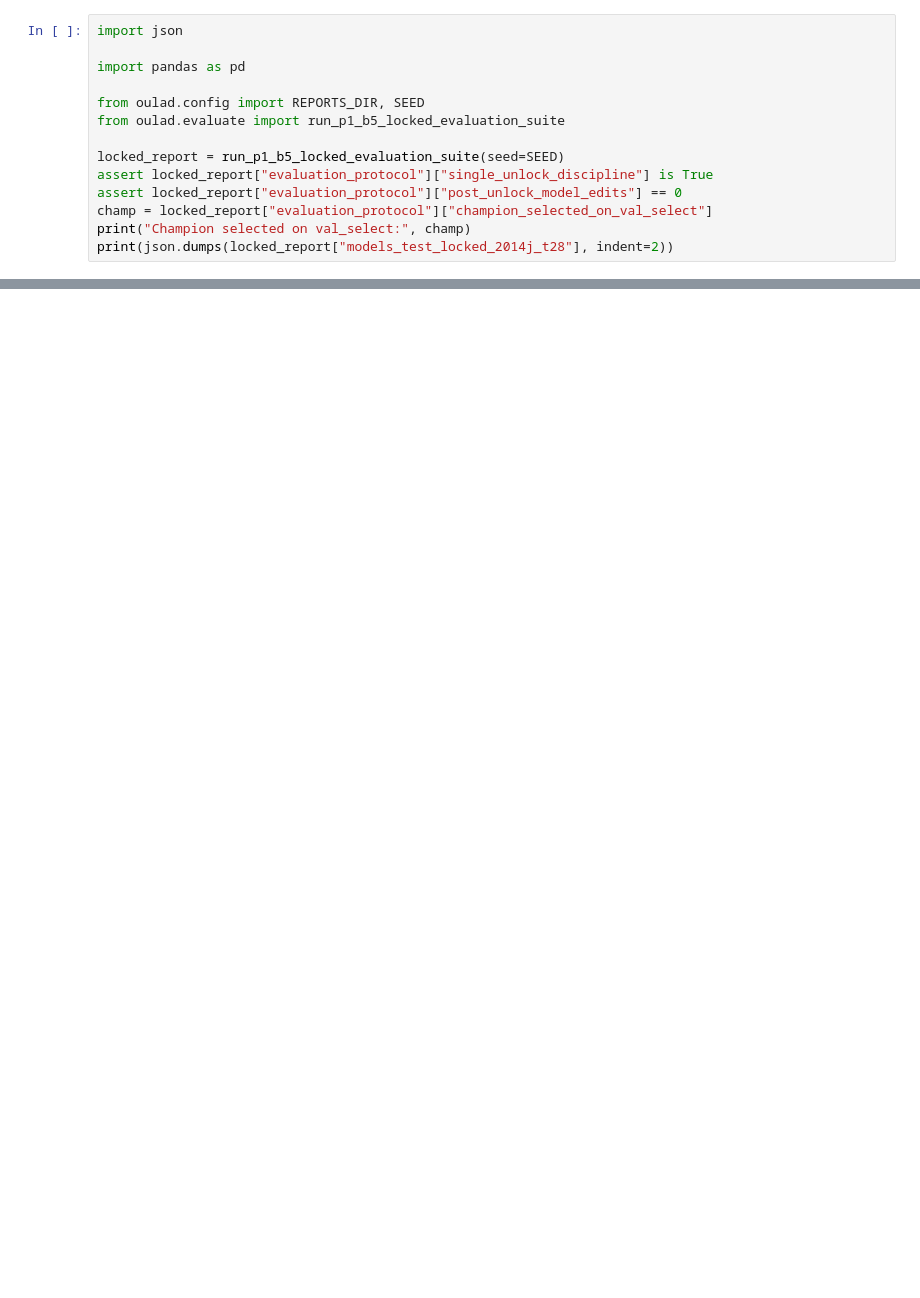
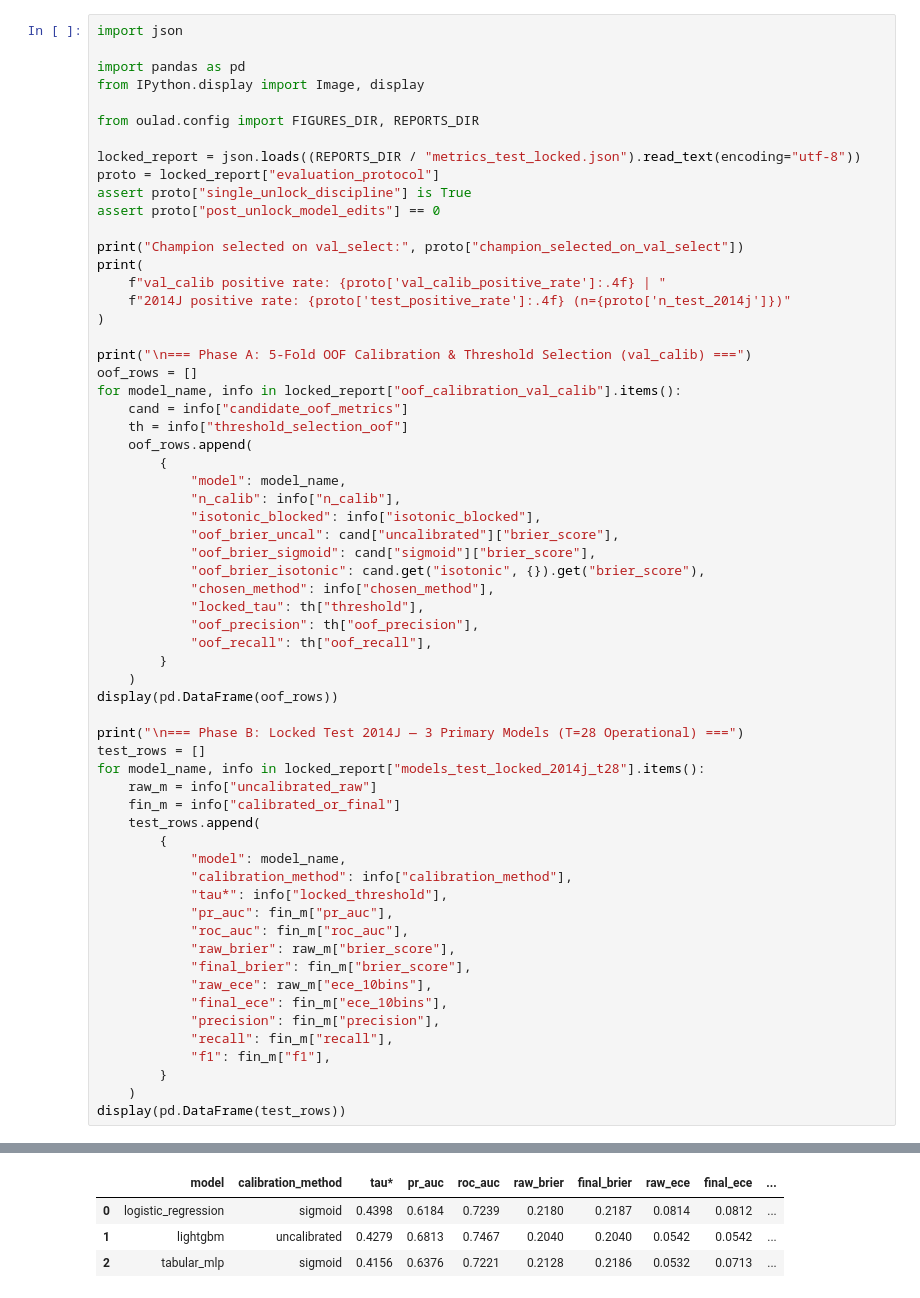
Before and after one commit to Fairy3425/oulad-early-warning, a Jupyter notebook: notebooks/05_calibration_locked_test_and_fairness.ipynb, the cells around one changed output, grey strips where cells are left out. Cells and saved outputs as stored; diff of their text form; blank space fills up the shorter version.

```diff
--- a/notebooks/05_calibration_locked_test_and_fairness.ipynb
+++ b/notebooks/05_calibration_locked_test_and_fairness.ipynb
@@ -7,13 +8,62 @@
 import json
 
 import pandas as pd
+from IPython.display import Image, display
 
-from oulad.config import REPORTS_DIR, SEED
-from oulad.evaluate import run_p1_b5_locked_evaluation_suite
+from oulad.config import FIGURES_DIR, REPORTS_DIR
 
-locked_report = run_p1_b5_locked_evaluation_suite(seed=SEED)
-assert locked_report["evaluation_protocol"]["single_unlock_discipline"] is True
-assert locked_report["evaluation_protocol"]["post_unlock_model_edits"] == 0
-champ = locked_report["evaluation_protocol"]["champion_selected_on_val_select"]
-print("Champion selected on val_select:", champ)
-print(json.dumps(locked_report["models_test_locked_2014j_t28"], indent=2))
+locked_report = json.loads((REPORTS_DIR / "metrics_test_locked.json").read_text(encoding="utf-8"))
+proto = locked_report["evaluation_protocol"]
+assert proto["single_unlock_discipline"] is True
+assert proto["post_unlock_model_edits"] == 0
+
+print("Champion selected on val_select:", proto["champion_selected_on_val_select"])
+print(
+    f"val_calib positive rate: {proto['val_calib_positive_rate']:.4f} | "
+    f"2014J positive rate: {proto['test_positive_rate']:.4f} (n={proto['n_test_2014j']})"
+)
+
+print("\n=== Phase A: 5-Fold OOF Calibration & Threshold Selection (val_calib) ===")
+oof_rows = []
+for model_name, info in locked_report["oof_calibration_val_calib"].items():
+    cand = info["candidate_oof_metrics"]
+    th = info["threshold_selection_oof"]
+    oof_rows.append(
+        {
+            "model": model_name,
+            "n_calib": info["n_calib"],
+            "isotonic_blocked": info["isotonic_blocked"],
+            "oof_brier_uncal": cand["uncalibrated"]["brier_score"],
+            "oof_brier_sigmoid": cand["sigmoid"]["brier_score"],
+            "oof_brier_isotonic": cand.get("isotonic", {}).get("brier_score"),
+            "chosen_method": info["chosen_method"],
+            "locked_tau": th["threshold"],
+            "oof_precision": th["oof_precision"],
+            "oof_recall": th["oof_recall"],
+        }
+    )
+display(pd.DataFrame(oof_rows))
+
+print("\n=== Phase B: Locked Test 2014J — 3 Primary Models (T=28 Operational) ===")
+test_rows = []
+for model_name, info in locked_report["models_test_locked_2014j_t28"].items():
+    raw_m = info["uncalibrated_raw"]
+    fin_m = info["calibrated_or_final"]
+    test_rows.append(
+        {
+            "model": model_name,
+            "calibration_method": info["calibration_method"],
+            "tau*": info["locked_threshold"],
+            "pr_auc": fin_m["pr_auc"],
+            "roc_auc": fin_m["roc_auc"],
+            "raw_brier": raw_m["brier_score"],
+            "final_brier": fin_m["brier_score"],
+            "raw_ece": raw_m["ece_10bins"],
+            "final_ece": fin_m["ece_10bins"],
+            "precision": fin_m["precision"],
+            "recall": fin_m["recall"],
+            "f1": fin_m["f1"],
+        }
+    )
+display(pd.DataFrame(test_rows))
+# %% [output]
@@ -20 +79,5 @@ print(json.dumps(locked_report["models_test_locked_2014j_t28"], indent=2))
+|  | model | calibration_method | tau* | pr_auc | roc_auc | raw_brier | final_brier | raw_ece | final_ece | ... |
+| 0 | logistic_regression | sigmoid | 0.4398 | 0.6184 | 0.7239 | 0.2180 | 0.2187 | 0.0814 | 0.0812 | ... |
+| 1 | lightgbm | uncalibrated | 0.4279 | 0.6813 | 0.7467 | 0.2040 | 0.2040 | 0.0542 | 0.0542 | ... |
+| 2 | tabular_mlp | sigmoid | 0.4156 | 0.6376 | 0.7221 | 0.2128 | 0.2186 | 0.0532 | 0.0713 | ... |
 # %%
```
Also changed, not shown: parts of 4 cells of this notebook, 6 other files.
